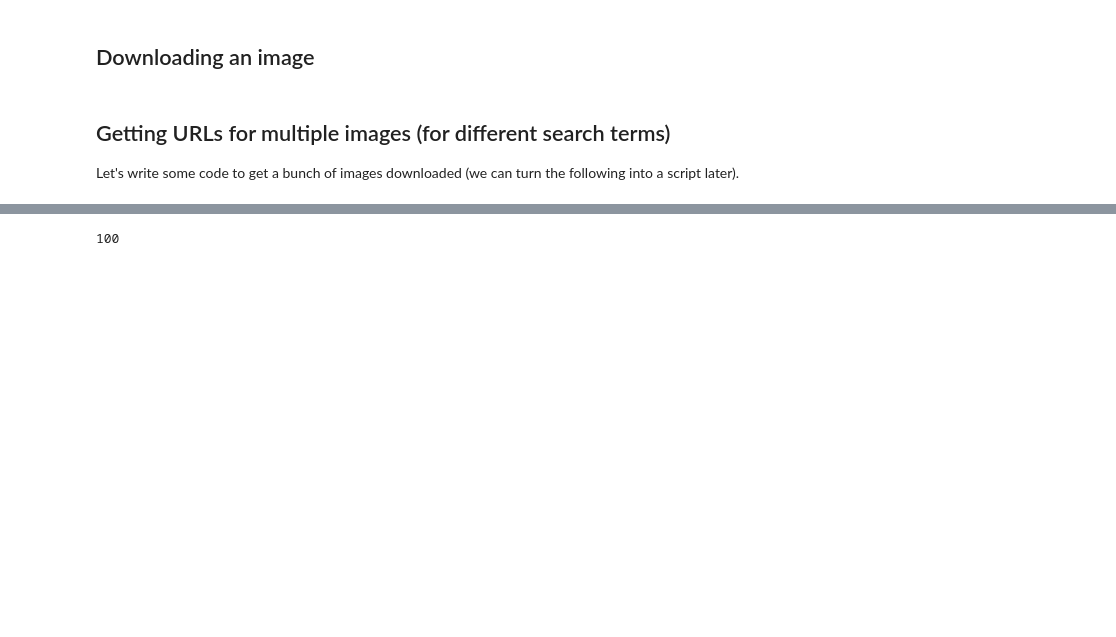
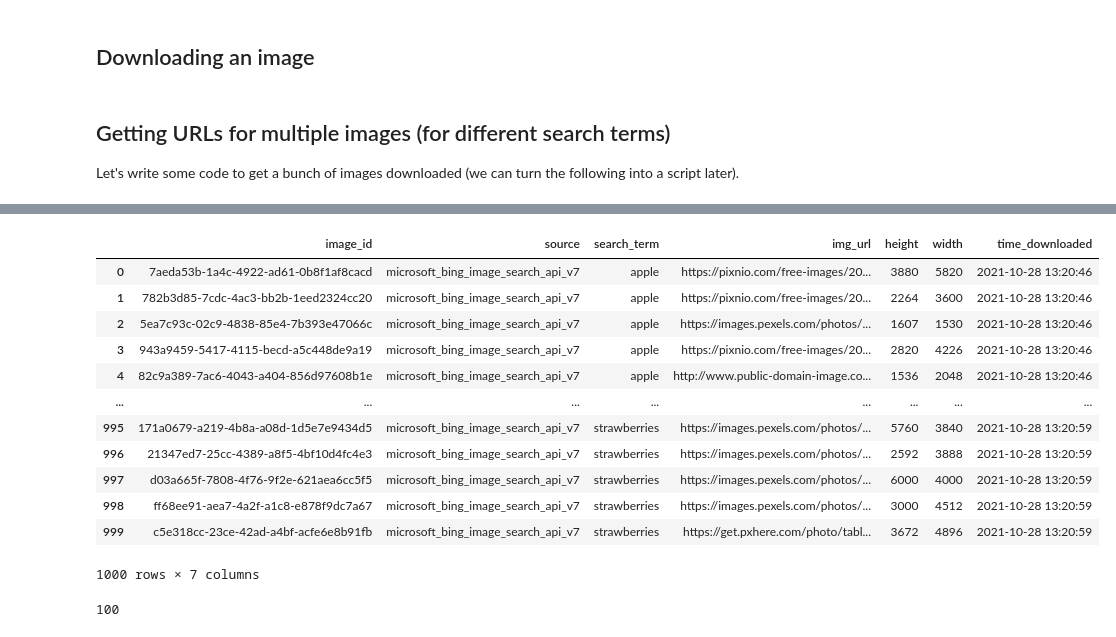
Before and after one commit to mrdbourke/nutrify, a Jupyter notebook: data_download.ipynb, the cells around one changed output, grey strips where cells are left out. Cells and saved outputs as stored; diff of their text form; code cells hidden in the pictures; blank space fills up the shorter version.

```diff
--- a/data_download.ipynb
+++ b/data_download.ipynb
@@ -116,8 +157,9 @@ headers = {"Ocp-Apim-Subscription-Key" : API_KEY}
 # %%
-img_class_urls_dict = {}
+import uuid
+img_to_download_list = []
 for search_term in search_terms:
 
-    print(f"\nSearching for {search_term} images...")
+    print(f"\n### Searching for {search_term} images...")
     params = {
         "q": search_term,
         "license": "public",
@@ -133,14 +175,25 @@ for search_term in search_terms:
 
     print(f"Found {search_results['totalEstimatedMatches']} potential image matches...")
     print("Appending image URLs to dictionary... \n")
-    img_urls_list = []
     for i, value in enumerate(search_results["value"]):
-        img_url = value["contentUrl"]
-        img_urls_list.append(img_url)
+        img_metadata = {}
+
+        # Give each image a UUID
+        img_metadata["image_id"] = str(uuid.uuid4())
+
+        # State the source of the image
+        img_metadata["source"] = "microsoft_bing_image_search_api_v7"
+
+        # Collect metadata about each image
+        img_metadata["search_term"] = search_term
+        img_metadata["img_url"] = value["contentUrl"]
+        img_metadata["height"] = value["height"]
+        img_metadata["width"] = value["width"]
+        img_metadata["time_downloaded"] = datetime.datetime.now().strftime("%Y-%m-%d %H:%M:%S")
+
+        img_to_download_list.append(img_metadata)
         if i % 50 == 0:
             print(f"Adding image url for {search_term}: {img_url}...")
 
-    img_class_urls_dict[search_term] = img_urls_list
-
-img_class_urls_dict
+img_to_download_list
 # %% [output]
@@ -180,0 +234,18 @@ Adding image url for strawberries: https://www.publicdomainpictures.net/pictures
+# %%
+import pandas as pd
+targ_img_df = pd.DataFrame(img_to_download_list)
+targ_img_df
+# %% [output]
+|  | image_id | source | search_term | img_url | height | width | time_downloaded |
+| 0 | 7aeda53b-1a4c-4922-ad61-0b8f1af8cacd | microsoft_bing_image_search_api_v7 | apple | https://pixnio.com/free-images/20... | 3880 | 5820 | 2021-10-28 13:20:46 |
+| 1 | 782b3d85-7cdc-4ac3-bb2b-1eed2324cc20 | microsoft_bing_image_search_api_v7 | apple | https://pixnio.com/free-images/20... | 2264 | 3600 | 2021-10-28 13:20:46 |
+| 2 | 5ea7c93c-02c9-4838-85e4-7b393e47066c | microsoft_bing_image_search_api_v7 | apple | https://images.pexels.com/photos/... | 1607 | 1530 | 2021-10-28 13:20:46 |
+| 3 | 943a9459-5417-4115-becd-a5c448de9a19 | microsoft_bing_image_search_api_v7 | apple | https://pixnio.com/free-images/20... | 2820 | 4226 | 2021-10-28 13:20:46 |
+| 4 | 82c9a389-7ac6-4043-a404-856d97608b1e | microsoft_bing_image_search_api_v7 | apple | http://www.public-domain-image.co... | 1536 | 2048 | 2021-10-28 13:20:46 |
+| ... | ... | ... | ... | ... | ... | ... | ... |
+| 995 | 171a0679-a219-4b8a-a08d-1d5e7e9434d5 | microsoft_bing_image_search_api_v7 | strawberries | https://images.pexels.com/photos/... | 5760 | 3840 | 2021-10-28 13:20:59 |
+| 996 | 21347ed7-25cc-4389-a8f5-4bf10d4fc4e3 | microsoft_bing_image_search_api_v7 | strawberries | https://images.pexels.com/photos/... | 2592 | 3888 | 2021-10-28 13:20:59 |
+| 997 | d03a665f-7808-4f76-9f2e-621aea6cc5f5 | microsoft_bing_image_search_api_v7 | strawberries | https://images.pexels.com/photos/... | 6000 | 4000 | 2021-10-28 13:20:59 |
+| 998 | ff68ee91-aea7-4a2f-a1c8-e878f9dc7a67 | microsoft_bing_image_search_api_v7 | strawberries | https://images.pexels.com/photos/... | 3000 | 4512 | 2021-10-28 13:20:59 |
+| 999 | c5e318cc-23ce-42ad-a4bf-acfe6e8b91fb | microsoft_bing_image_search_api_v7 | strawberries | https://get.pxhere.com/photo/tabl... | 3672 | 4896 | 2021-10-28 13:20:59 |
+1000 rows × 7 columns
```
Also changed, not shown: parts of 30 cells of this notebook.
